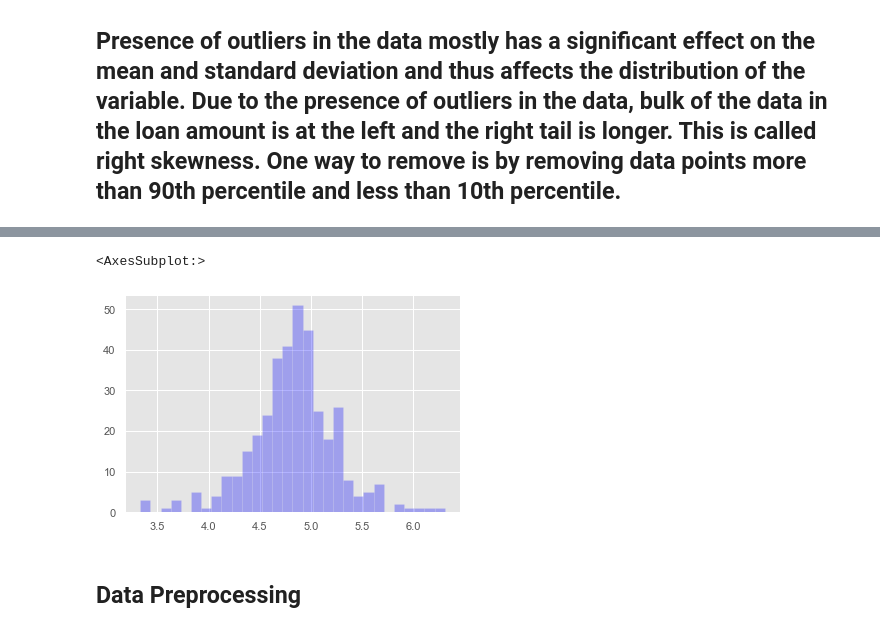
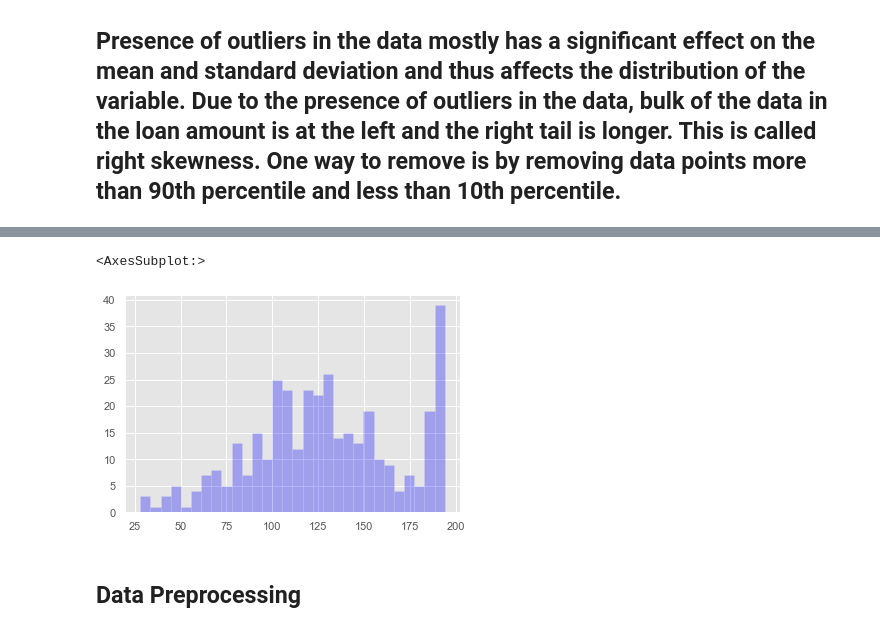
Before and after one commit to karan842/finohub, a Jupyter notebook: Loan-status-prediction.ipynb, the cells around one changed output, grey strips where cells are left out. Cells and saved outputs as stored; diff of their text form; code cells hidden in the pictures.

```diff
--- a/Loan-status-prediction.ipynb
+++ b/Loan-status-prediction.ipynb
@@ -890,0 +930,5 @@ data['LoanAmount'].hist(bins=30, color='purple',alpha=0.3)
+# %%
+test_data['LoanAmount'] = np.where(test_data['LoanAmount']>194.0, 194.0, test_data['LoanAmount'])
+
+print("After removing outliers >90th percentile: :")
+box_plot(test_data['LoanAmount'])
@@ -891,10 +939,8 @@ data['LoanAmount'].hist(bins=30, color='purple',alpha=0.3)
 # %%
-# Similar for test dataset
-test_data['LoanAmount'] = np.log(test_data['LoanAmount'])
-test_data['LoanAmount'].hist(bins=30, color='blue', alpha=0.3)
+test_data['LoanAmount'].hist(bins=30, color='blue',alpha=0.3)
 # %% [output]
 <AxesSubplot:>
-[figure, old version]
+[figure, new version]
 # %% [markdown]
 ## Data Preprocessing
 # %% [markdown]
```
Also changed, not shown: parts of 15 cells of this notebook, 5 other files.
